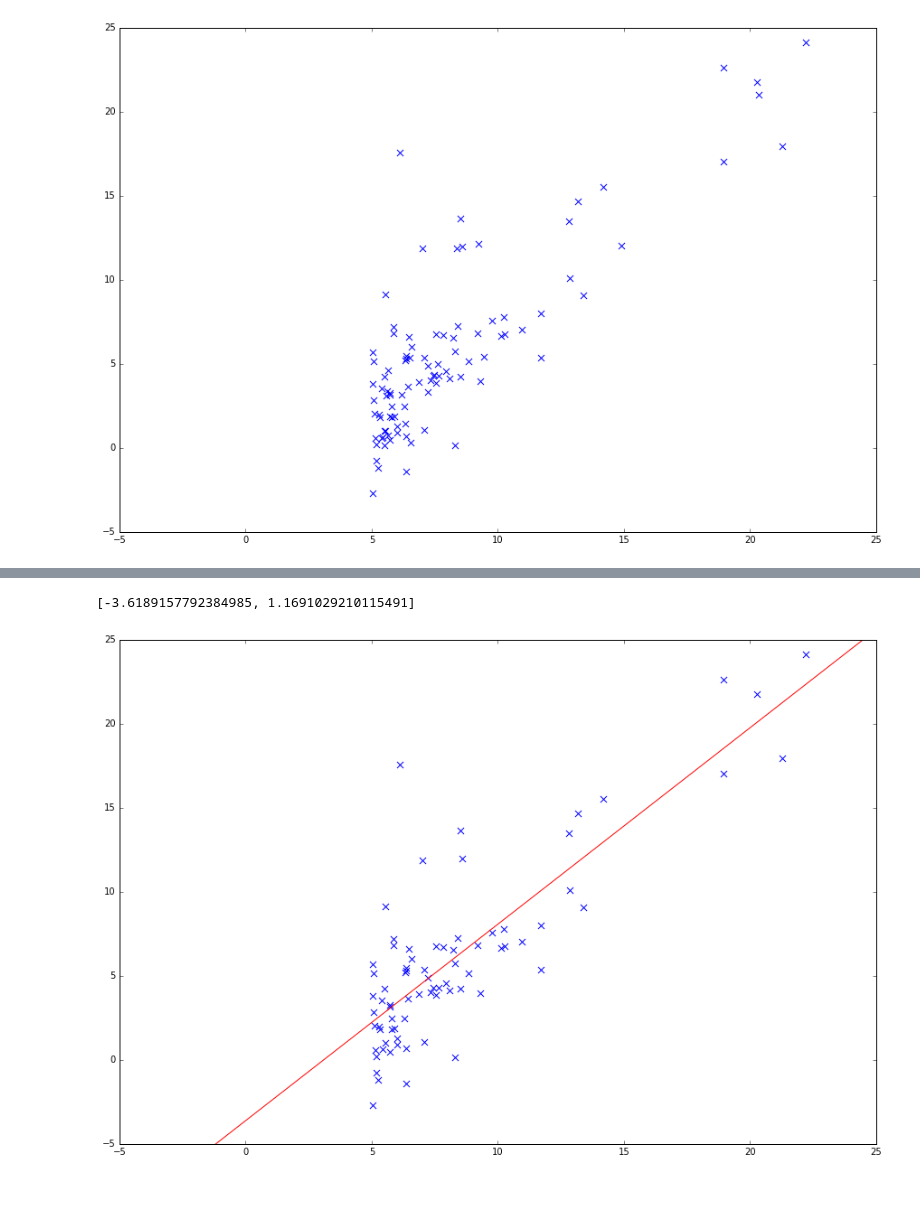
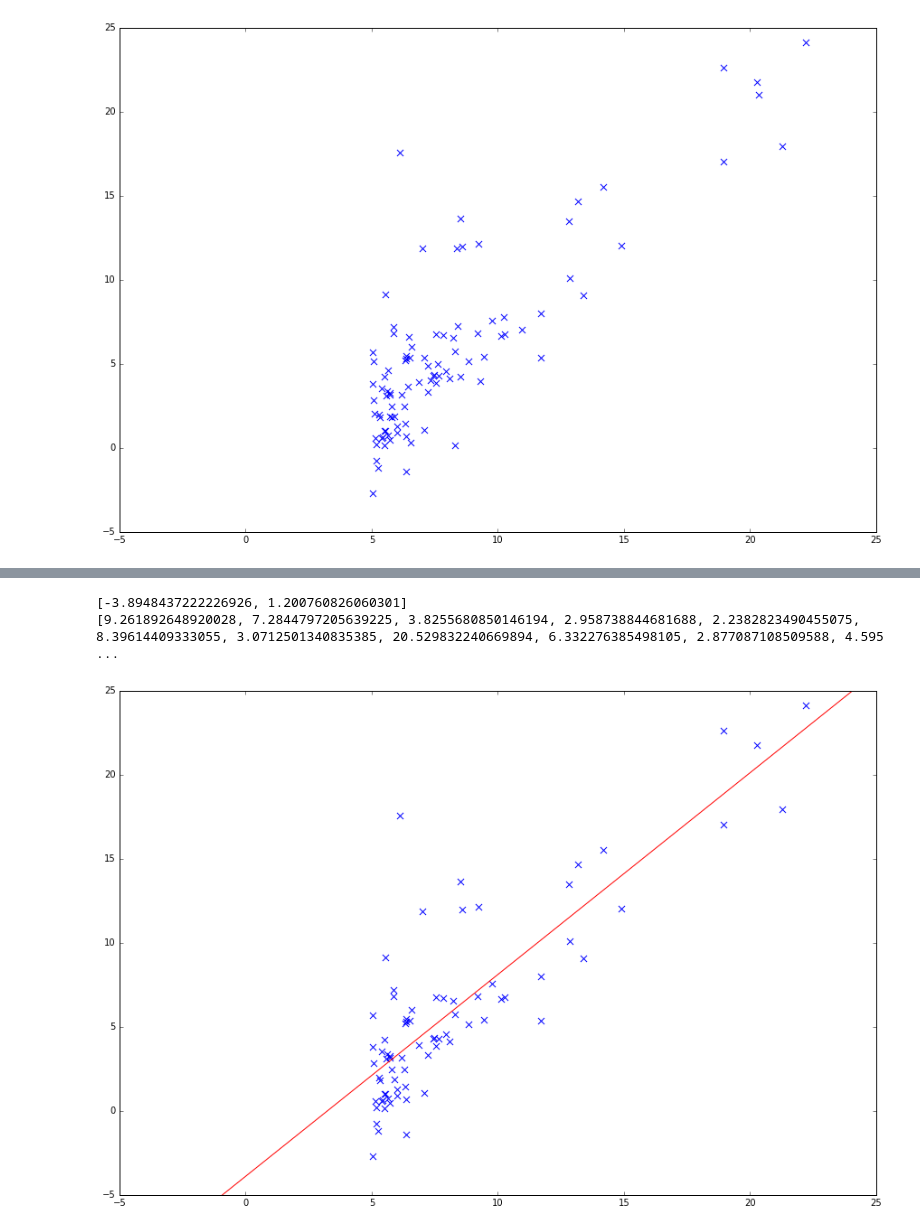
Before and after one commit to chiragjn/ML_Class, a Jupyter notebook: LinearRegression/LinearRegression1.ipynb, the cells around one changed output, grey strips where cells are left out. Saved outputs shown, nothing was run; the diff lists cells and outputs as text; code cells hidden in the pictures; blank space fills up the shorter version.

```diff
--- a/LinearRegression/LinearRegression1.ipynb
+++ b/LinearRegression/LinearRegression1.ipynb
@@ -2,9 +2,10 @@
 import csv
 import matplotlib.pyplot as plt
 import random
-import pylab as pl
-from IPython import display
 
+num_epochs = 5000
+learning_rate = 0.01
+ax_size = (-5, 25, -5, 25)
 data_file_name = '2d_dataset1.csv'
 X = []
 Y = []
@@ -14,7 +15,7 @@ for row in csv_reader:
     Y.append(float(row['y']))
 
 plt.figure(figsize=(15, 10))
-plt.axis((-5, 25, -5, 25))
+plt.axis(ax_size)
 plt.scatter(X, Y, marker=('x'), s=50)
 plt.show()
 # %% [output]
@@ -54,3 +30,28 @@ X_train = X[:split_idx]
 Y_train = Y[:split_idx]
 X_test = X[split_idx:]
 Y_test = Y[split_idx:]
+# %%
+# J(theta) = (0.5 * sum((h(x) - y)**2))/m
+# h(x) = mx + c
+# the non learning way
+x_mean = (sum(X_train) * 1.0)/(len(X_train))
+y_mean = (sum(Y_train) * 1.0)/(len(Y_train))
+num = 0
+den = 0
+for i in range(len(X_train)):
+    num += (X_train[i] - x_mean) * (Y_train[i] - y_mean)
+    den += (X_train[i] - x_mean) * (X_train[i] - x_mean)
+m = num/den
+c = y_mean - (x_mean * m)
+print c, m
+x_plt = [-100000, 1000000]
+y_plt = [(i * m + c) for i in x_plt]
+
+predictions = [(m * x + c) for x in X_test]
+print predictions
+
+plt.figure(figsize=(15, 10))
+plt.axis(ax_size)
+plt.scatter(X_train, Y_train, marker=('x'), s=50)
+plt.plot(x_plt, y_plt, 'r')
+plt.show()
@@ -57,28 +62,31 @@ Y_test = Y[split_idx:]
 # %%
 plt.ion()
-num_epochs = 5000
-learning_rate = 0.01
 theta = [0.0, 0.0]
 for _ in range(num_epochs):
     cost = 0.0
     theta_grads = [0.0, 0.0]
     for x, y in zip(X_train, Y_train):
         pred = (x * theta[1]) + theta[0]
         cost += ((pred - y) ** 2)
         theta_grads[0] += pred - y
         theta_grads[1] += (pred - y) * x
     cost = cost / (2 * len(X))
     theta[0] -= (learning_rate * (theta_grads[0]/len(X)))
     theta[1] -= (learning_rate * (theta_grads[1]/len(X)))
 print theta
+
+predictions = [(theta[1] * x + theta[0]) for x in X_test]
+print predictions
+
 y_plt = [(i * theta[1] + theta[0]) for i in x_plt]
 # display.clear_output(wait=True)
 # display.display(pl.gcf())
 plt.figure(figsize=(15, 10))
-plt.axis((-5, 25, -5, 25))
+plt.axis(ax_size)
 plt.scatter(X_train, Y_train, marker=('x'), s=50)
 plt.plot(x_plt, y_plt, 'r')
 plt.show()
 # %% [output]
-[-3.6189157792384985, 1.1691029210115491]
+[-3.8948437222226926, 1.200760826060301]
+[9.261892648920028, 7.2844797205639225, 3.8255680850146194, 2.958738844681688, 2.2382823490455075, 8.39614409333055, 3.0712501340835385, 20.529832240669894, 6.332276385498105, 2.877087108509588, 4.595 ...
-[figure, old version]
+[figure, new version]
```
Also changed, not shown: parts of 2 cells of this notebook, 1 other file.
